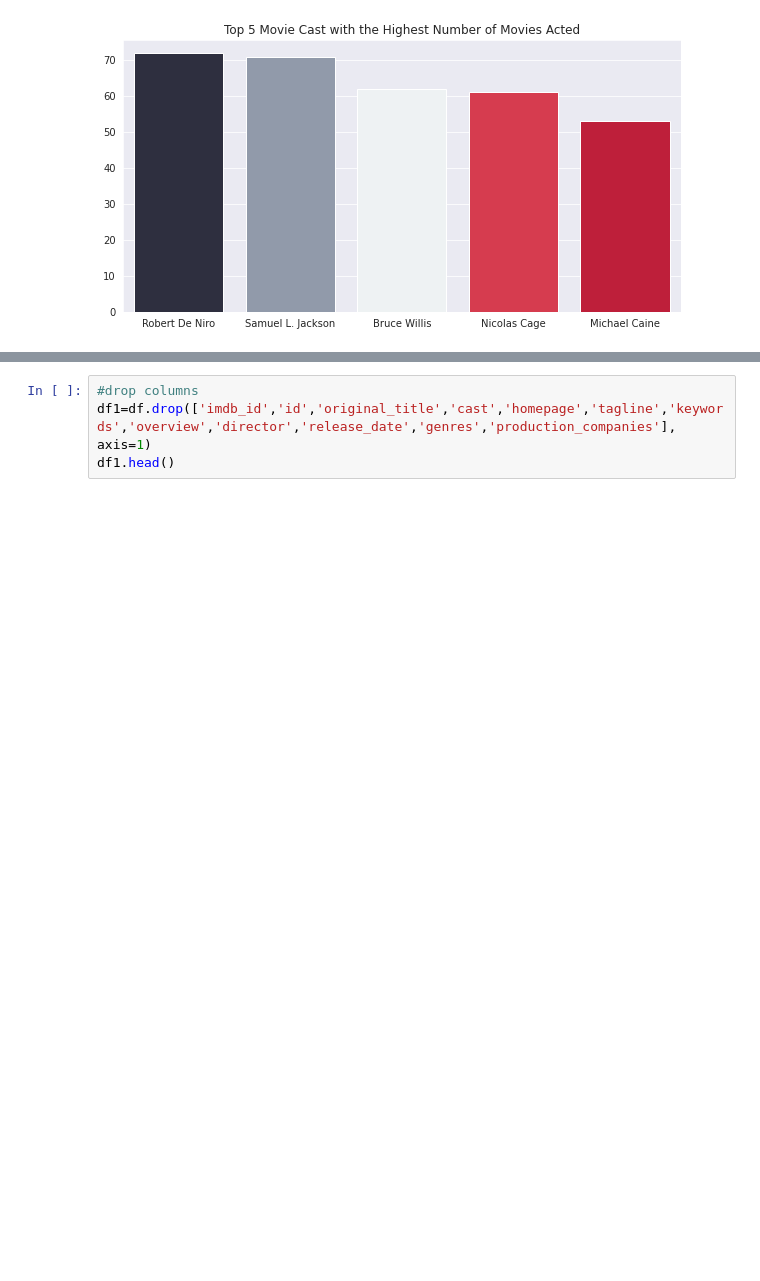
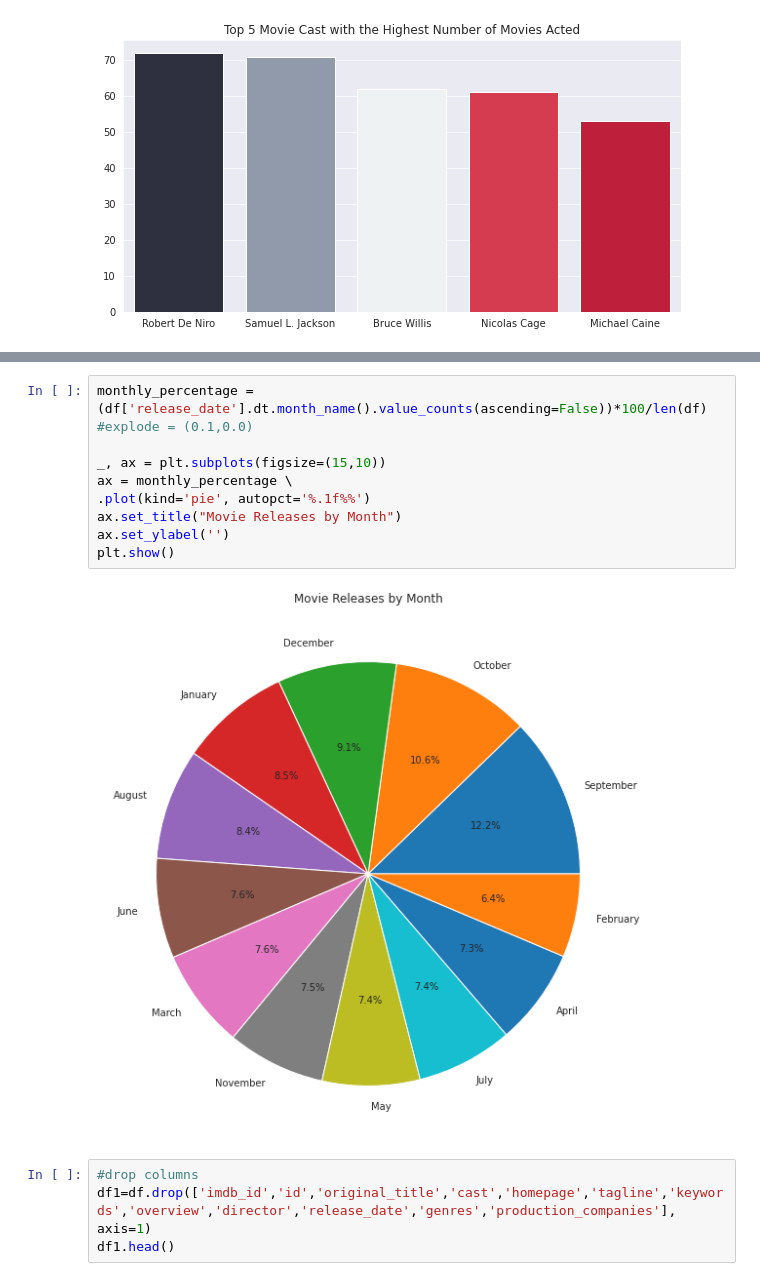
Before and after one commit to FMurunga/IDMb-Movies-Data-Investigation-Project, a Jupyter notebook: TDMb_Dataset_Analysis_Project.ipynb, the cells around one changed output, grey strips where cells are left out. Drawn from its saved outputs; the diff is of its cells as text; blank space fills up the shorter version.

```diff
--- a/TDMb_Dataset_Analysis_Project.ipynb
+++ b/TDMb_Dataset_Analysis_Project.ipynb
@@ -327,3 +354,15 @@ plt.show()
+# %%
+monthly_percentage = (df['release_date'].dt.month_name().value_counts(ascending=False))*100/len(df)
+#explode = (0.1,0.0)
+
+_, ax = plt.subplots(figsize=(15,10))
+ax = monthly_percentage \
+.plot(kind='pie', autopct='%.1f%%')
+ax.set_title("Movie Releases by Month")
+ax.set_ylabel('')
+plt.show()
+# %% [output]
+[figure, added]
 # %%
 #drop columns
 df1=df.drop(['imdb_id','id','original_title','cast','homepage','tagline','keywords','overview','director','release_date','genres','production_companies'], axis=1)
```
Also changed, not shown: parts of 7 cells of this notebook.
